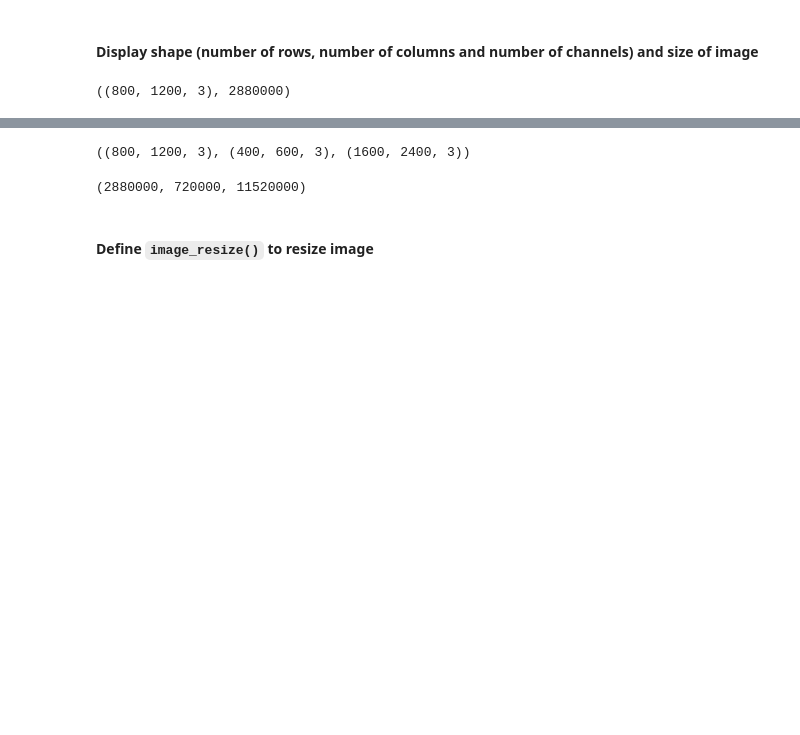
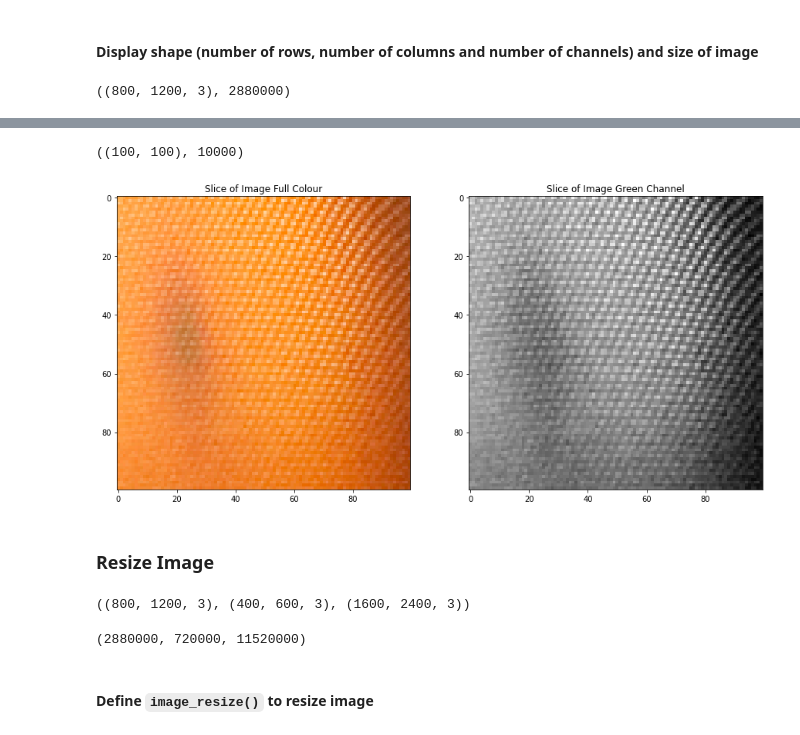
Before and after one commit to Roche619/ons, a Jupyter notebook: splat.ipynb, the cells around one changed output, grey strips where cells are left out. Saved outputs shown, nothing was run; the diff lists cells and outputs as text; code cells hidden in the pictures; blank space fills up the shorter version.

Commit message:
fine tune display of slice

```diff
--- a/splat.ipynb
+++ b/splat.ipynb
@@ -92,2 +91,4 @@ input_image.shape, input_image.size
 # %%
-cv2_show_image("Image",input_image[200:400,200:400])
+src = image_rgb
+row_start, row_stop, col_start, col_stop = 200, 300, 750, 850
+src[row_start:row_stop,col_start:col_stop].shape, src[row_start:row_stop,col_start:col_stop].size
@@ -113,8 +97,12 @@ enlarged_image = cv2.resize(src, None, 2, 2, cv2.INTER_CUBIC)
-# %%
-input_image.shape, shrunk_image.shape, enlarged_image.shape
-# %% [output]
-((800, 1200, 3), (400, 600, 3), (1600, 2400, 3))
-# %%
-input_image.size, shrunk_image.size, enlarged_image.size
-# %% [output]
-(2880000, 720000, 11520000)
+# %%
+src[row_start:row_stop,col_start:col_stop,1].shape, src[row_start:row_stop,col_start:col_stop,1].size
+# %% [output]
+((100, 100), 10000)
+# %%
+plt.figure(figsize=(15,10))
+plt.subplot(121);plt.imshow(src[row_start:row_stop,col_start:col_stop]);plt.title("Slice of Image Full Colour");
+plt.subplot(122);plt.imshow(src[row_start:row_stop,col_start:col_stop,1], cmap="gray");plt.title("Slice of Image Green Channel");
+# %% [output]
+[figure, added]
+# %% [markdown]
+### Resize Image
@@ -121,3 +115,11 @@ input_image.size, shrunk_image.size, enlarged_image.size
+# %%
+input_image.shape, shrunk_image.shape, enlarged_image.shape
+# %% [output]
+((800, 1200, 3), (400, 600, 3), (1600, 2400, 3))
+# %%
+input_image.size, shrunk_image.size, enlarged_image.size
+# %% [output]
+(2880000, 720000, 11520000)
 # %% [markdown]
 #### Define `image_resize()` to resize image
 # %%
```
Also changed, not shown: parts of 38 cells of this notebook.
